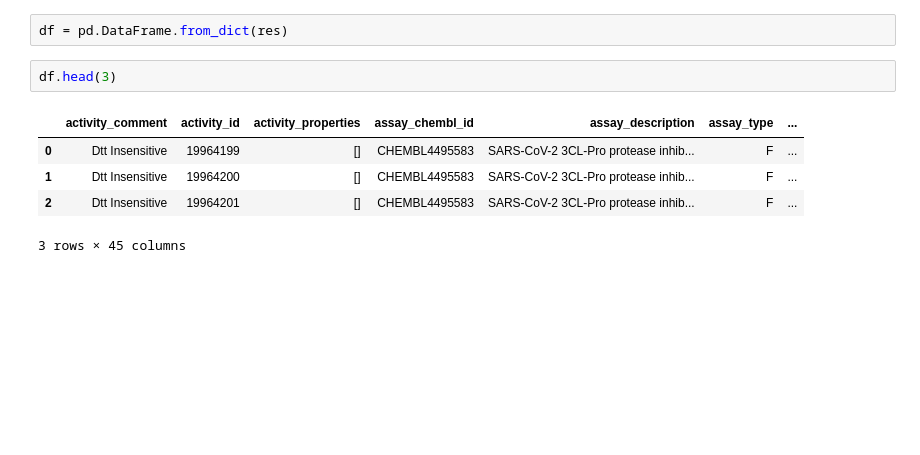
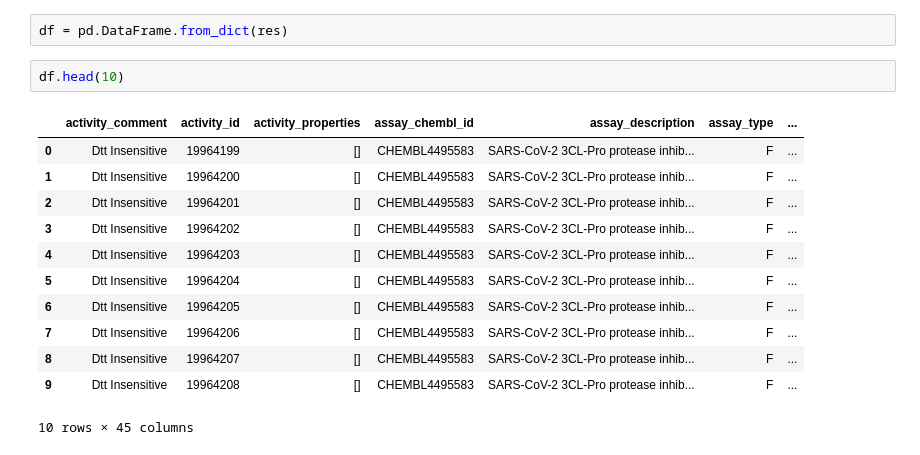
Before and after one commit to khanfs/ComputationalBiomedicine-Betacoronavirus, a Jupyter notebook: Sars_Cov_2.ipynb, the cells around one changed output. Drawn from its saved outputs; the diff is of its cells as text; blank space fills up the shorter version.

```diff
--- a/Sars_Cov_2.ipynb
+++ b/Sars_Cov_2.ipynb
@@ -45,10 +49,17 @@ res = activity.filter(target_chembl_id=selected_target).filter(standard_type="IC
 # %%
 df = pd.DataFrame.from_dict(res)
 # %%
-df.head(3)
+df.head(10)
 # %% [output]
 |  | activity_comment | activity_id | activity_properties | assay_chembl_id | assay_description | assay_type | ... |
 | 0 | Dtt Insensitive | 19964199 | [] | CHEMBL4495583 | SARS-CoV-2 3CL-Pro protease inhib... | F | ... |
 | 1 | Dtt Insensitive | 19964200 | [] | CHEMBL4495583 | SARS-CoV-2 3CL-Pro protease inhib... | F | ... |
 | 2 | Dtt Insensitive | 19964201 | [] | CHEMBL4495583 | SARS-CoV-2 3CL-Pro protease inhib... | F | ... |
+| 3 | Dtt Insensitive | 19964202 | [] | CHEMBL4495583 | SARS-CoV-2 3CL-Pro protease inhib... | F | ... |
+| 4 | Dtt Insensitive | 19964203 | [] | CHEMBL4495583 | SARS-CoV-2 3CL-Pro protease inhib... | F | ... |
+| 5 | Dtt Insensitive | 19964204 | [] | CHEMBL4495583 | SARS-CoV-2 3CL-Pro protease inhib... | F | ... |
+| 6 | Dtt Insensitive | 19964205 | [] | CHEMBL4495583 | SARS-CoV-2 3CL-Pro protease inhib... | F | ... |
+| 7 | Dtt Insensitive | 19964206 | [] | CHEMBL4495583 | SARS-CoV-2 3CL-Pro protease inhib... | F | ... |
+| 8 | Dtt Insensitive | 19964207 | [] | CHEMBL4495583 | SARS-CoV-2 3CL-Pro protease inhib... | F | ... |
+| 9 | Dtt Insensitive | 19964208 | [] | CHEMBL4495583 | SARS-CoV-2 3CL-Pro protease inhib... | F | ... |
-3 rows × 45 columns
+10 rows × 45 columns
```
Also changed, not shown: parts of 1 cell of this notebook.
